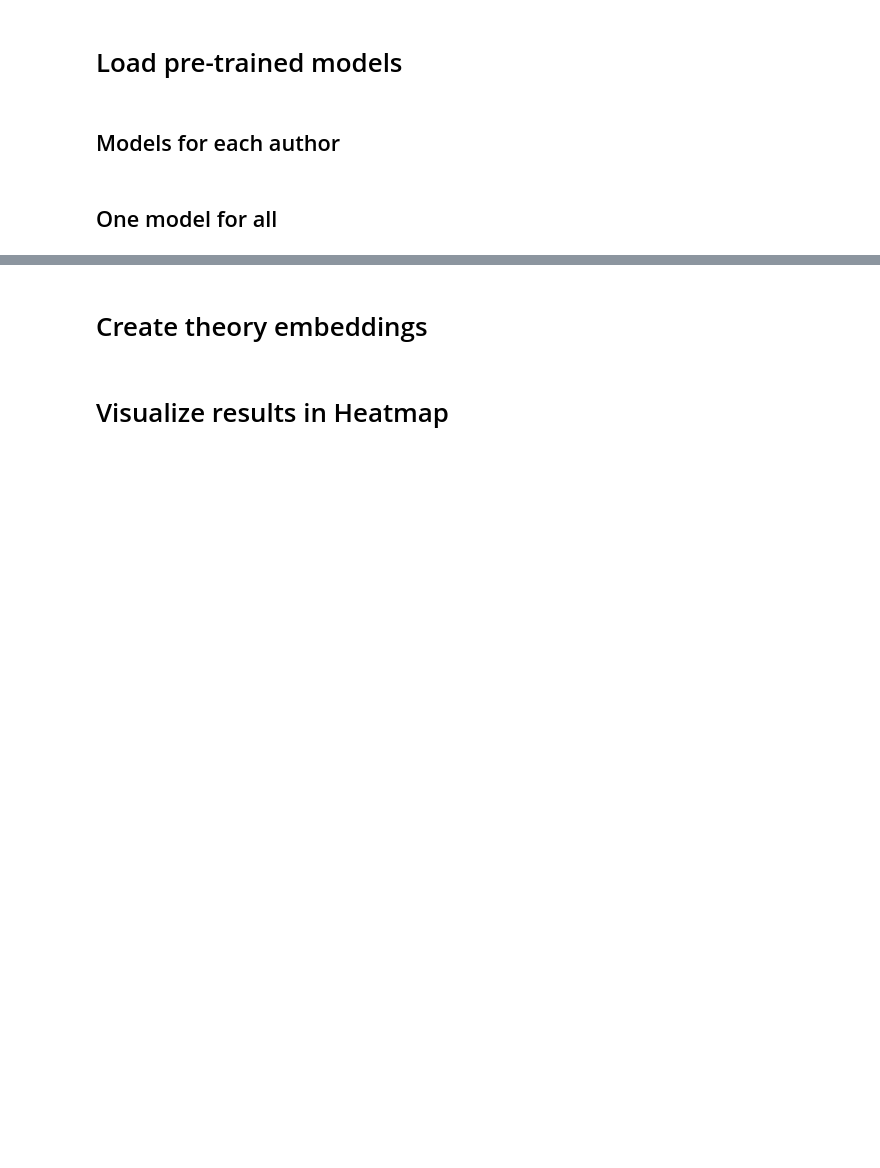
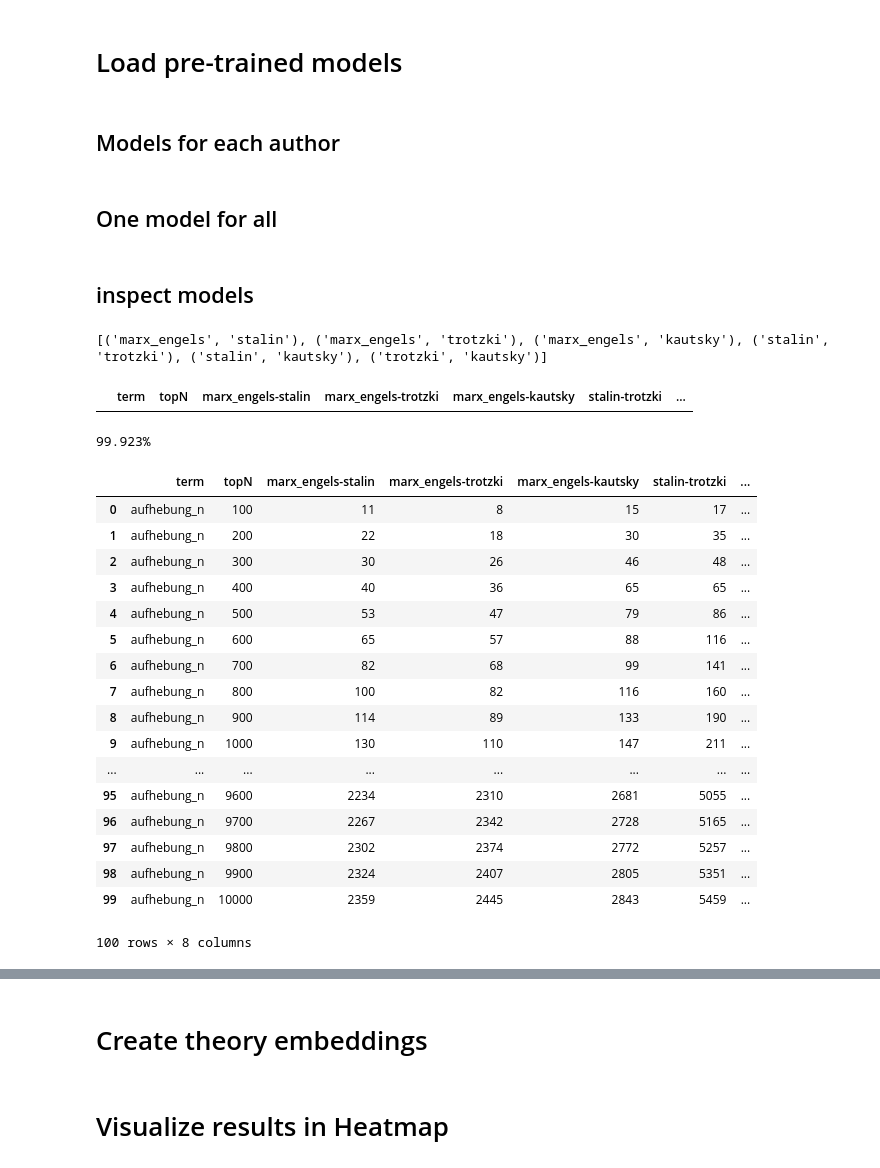
Before and after one commit to heinp/germarxcor, a Jupyter notebook: code/theory_embeddings.ipynb, the cells around one changed output, grey strips where cells are left out. Saved outputs shown, nothing was run; the diff lists cells and outputs as text; code cells hidden in the pictures; blank space fills up the shorter version.

```diff
--- a/code/theory_embeddings.ipynb
+++ b/code/theory_embeddings.ipynb
@@ -149,3 +162,50 @@ for author in authors:
 ## One model for all
 # %%
 model = KeyedVectors.load("../models/all_annotated.model", mmap="r")
+# %% [markdown]
+## inspect models
+# %%
+terms = sorted(list(set([t for ts in all_terms.values() for t in ts])))
+authors = ["marx_engels", "stalin", "trotzki", "kautsky"]
+combs = list(combinations(authors, 2))
+# %% [output]
+[('marx_engels', 'stalin'), ('marx_engels', 'trotzki'), ('marx_engels', 'kautsky'), ('stalin', 'trotzki'), ('stalin', 'kautsky'), ('trotzki', 'kautsky')]
+|  | term | topN | marx_engels-stalin | marx_engels-trotzki | marx_engels-kautsky | stalin-trotzki | ... |
+# %%
+terms = sorted(list(set([t for ts in all_terms.values() for t in ts])))
+authors = ["marx_engels", "stalin", "trotzki", "kautsky"]
+
+col_names = ["term", "topN"] + ["-".join(pair) for pair in combs]
+data = pd.DataFrame(columns=col_names)
+
+for m1, term in enumerate(terms):
+    for m2, n in enumerate(range(100, 10001, 100)):
+        print(f"\r{round((m1/len(terms) + (m2/100)/len(terms))*100, 3):.3f}%", end="")
+        row = {"term": term, "topN": n}
+        for a1, a2 in combs:
+            a1_sims = [x[0] for x in models[a1].most_similar(term, topn=n)]
+            a2_sims = [x[0] for x in models[a2].most_similar(term, topn=n)]
+            row["-".join([a1,a2])] = len(set(a1_sims).intersection(set(a2_sims)))
+        data = data.append(row, ignore_index=True)
+
+data.head(100)
+# %% [output]
+99.923%
+|  | term | topN | marx_engels-stalin | marx_engels-trotzki | marx_engels-kautsky | stalin-trotzki | ... |
+| 0 | aufhebung_n | 100 | 11 | 8 | 15 | 17 | ... |
+| 1 | aufhebung_n | 200 | 22 | 18 | 30 | 35 | ... |
+| 2 | aufhebung_n | 300 | 30 | 26 | 46 | 48 | ... |
+| 3 | aufhebung_n | 400 | 40 | 36 | 65 | 65 | ... |
+| 4 | aufhebung_n | 500 | 53 | 47 | 79 | 86 | ... |
+| 5 | aufhebung_n | 600 | 65 | 57 | 88 | 116 | ... |
+| 6 | aufhebung_n | 700 | 82 | 68 | 99 | 141 | ... |
+| 7 | aufhebung_n | 800 | 100 | 82 | 116 | 160 | ... |
+| 8 | aufhebung_n | 900 | 114 | 89 | 133 | 190 | ... |
+| 9 | aufhebung_n | 1000 | 130 | 110 | 147 | 211 | ... |
+| ... | ... | ... | ... | ... | ... | ... | ... |
+| 95 | aufhebung_n | 9600 | 2234 | 2310 | 2681 | 5055 | ... |
+| 96 | aufhebung_n | 9700 | 2267 | 2342 | 2728 | 5165 | ... |
+| 97 | aufhebung_n | 9800 | 2302 | 2374 | 2772 | 5257 | ... |
+| 98 | aufhebung_n | 9900 | 2324 | 2407 | 2805 | 5351 | ... |
+| 99 | aufhebung_n | 10000 | 2359 | 2445 | 2843 | 5459 | ... |
+100 rows × 8 columns
```
Also changed, not shown: parts of 12 cells of this notebook, 1 other file.
